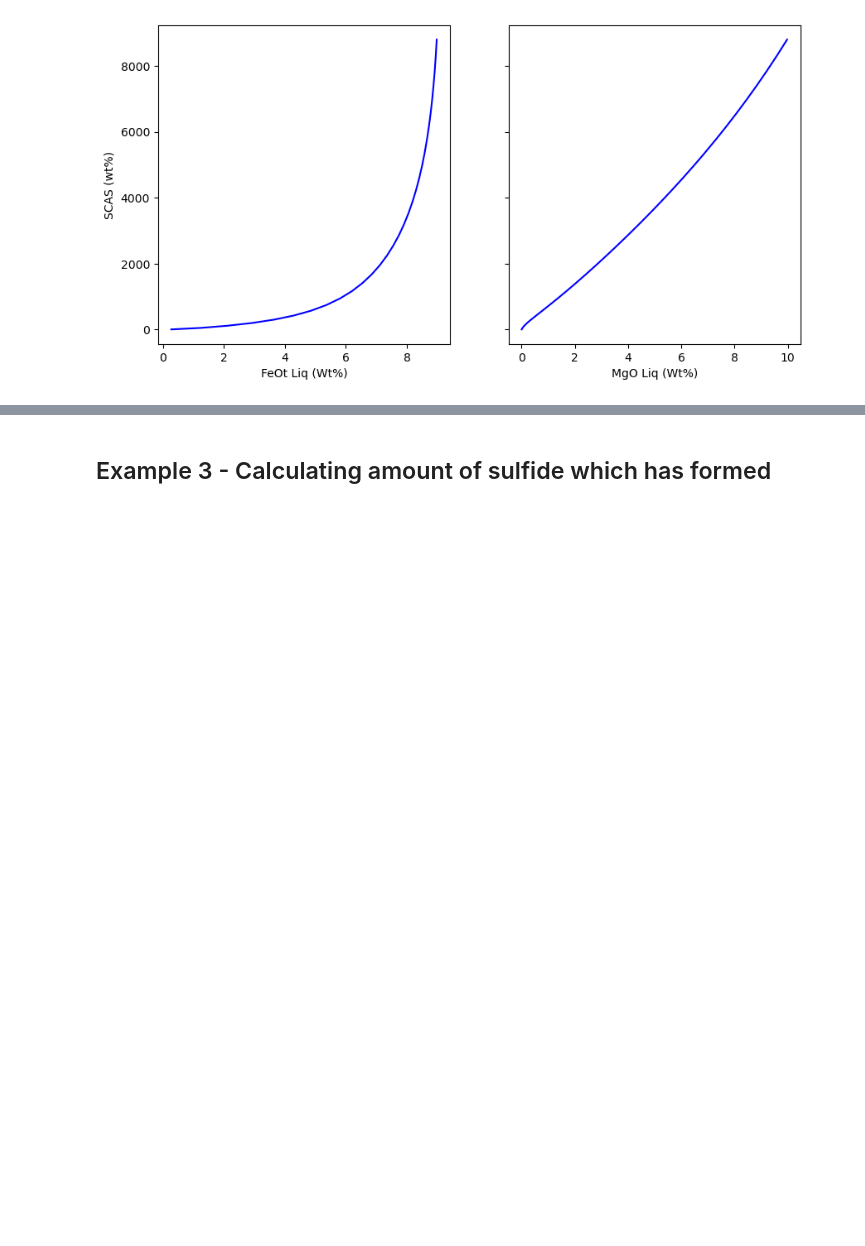
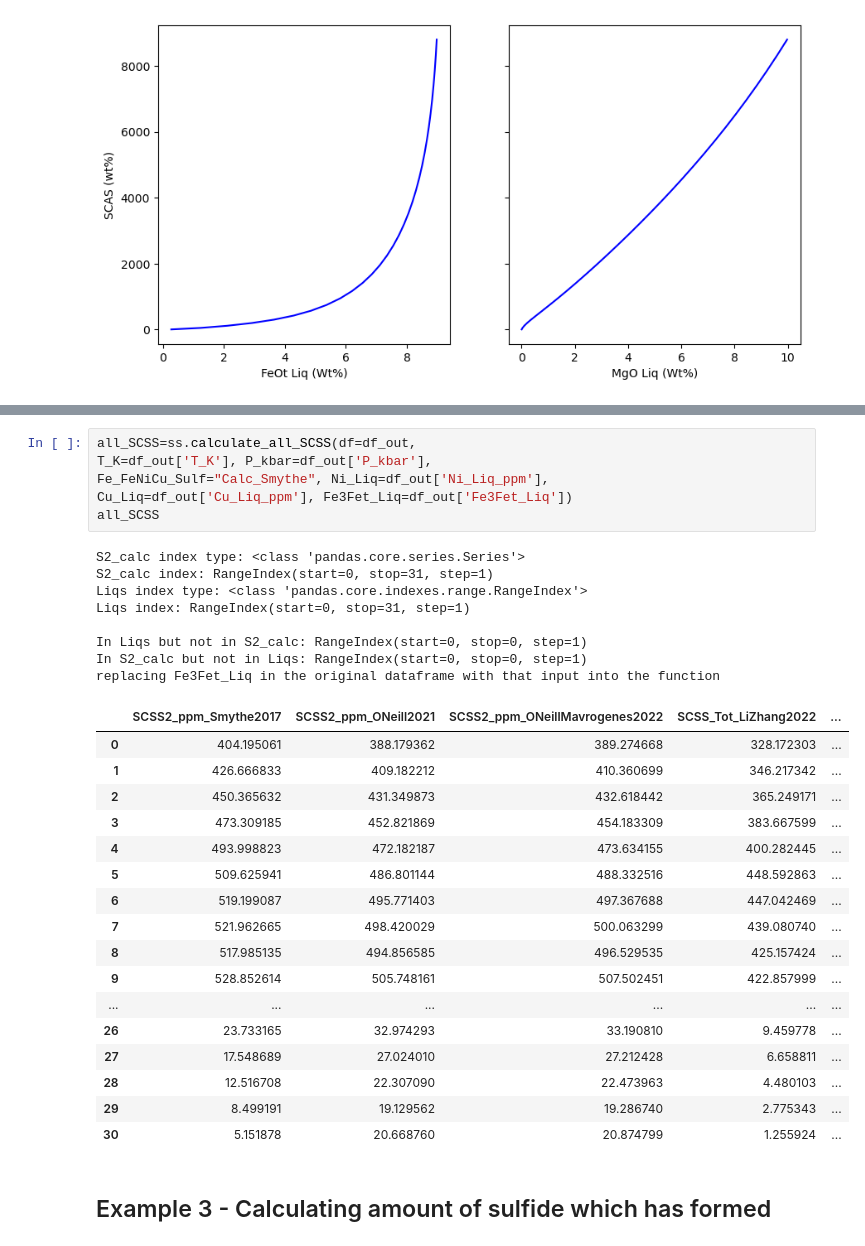
Before and after one commit to PennyWieser/PySulfSat, a Jupyter notebook: docs/Examples/Intro_Example_Petrolog_FC/FC_Petrolog.ipynb, the cells around one changed output, grey strips where cells are left out. Drawn from its saved outputs; the diff is of its cells as text; blank space fills up the shorter version.

```diff
--- a/docs/Examples/Intro_Example_Petrolog_FC/FC_Petrolog.ipynb
+++ b/docs/Examples/Intro_Example_Petrolog_FC/FC_Petrolog.ipynb
@@ -324,3 +346,35 @@ Text(0, 0.5, 'SCAS (wt%)')
+# %%
+all_SCSS=ss.calculate_all_SCSS(df=df_out,
+T_K=df_out['T_K'], P_kbar=df_out['P_kbar'],
+Fe_FeNiCu_Sulf="Calc_Smythe", Ni_Liq=df_out['Ni_Liq_ppm'],
+Cu_Liq=df_out['Cu_Liq_ppm'], Fe3Fet_Liq=df_out['Fe3Fet_Liq'])
+all_SCSS
+# %% [output]
+S2_calc index type: <class 'pandas.core.series.Series'>
+S2_calc index: RangeIndex(start=0, stop=31, step=1)
+Liqs index type: <class 'pandas.core.indexes.range.RangeIndex'>
+Liqs index: RangeIndex(start=0, stop=31, step=1)
+
+In Liqs but not in S2_calc: RangeIndex(start=0, stop=0, step=1)
+In S2_calc but not in Liqs: RangeIndex(start=0, stop=0, step=1)
+replacing Fe3Fet_Liq in the original dataframe with that input into the function
+|  | SCSS2_ppm_Smythe2017 | SCSS2_ppm_ONeill2021 | SCSS2_ppm_ONeillMavrogenes2022 | SCSS_Tot_LiZhang2022 | ... |
+| 0 | 404.195061 | 388.179362 | 389.274668 | 328.172303 | ... |
+| 1 | 426.666833 | 409.182212 | 410.360699 | 346.217342 | ... |
+| 2 | 450.365632 | 431.349873 | 432.618442 | 365.249171 | ... |
+| 3 | 473.309185 | 452.821869 | 454.183309 | 383.667599 | ... |
+| 4 | 493.998823 | 472.182187 | 473.634155 | 400.282445 | ... |
+| 5 | 509.625941 | 486.801144 | 488.332516 | 448.592863 | ... |
+| 6 | 519.199087 | 495.771403 | 497.367688 | 447.042469 | ... |
+| 7 | 521.962665 | 498.420029 | 500.063299 | 439.080740 | ... |
+| 8 | 517.985135 | 494.856585 | 496.529535 | 425.157424 | ... |
+| 9 | 528.852614 | 505.748161 | 507.502451 | 422.857999 | ... |
+| ... | ... | ... | ... | ... | ... |
+| 26 | 23.733165 | 32.974293 | 33.190810 | 9.459778 | ... |
+| 27 | 17.548689 | 27.024010 | 27.212428 | 6.658811 | ... |
+| 28 | 12.516708 | 22.307090 | 22.473963 | 4.480103 | ... |
+| 29 | 8.499191 | 19.129562 | 19.286740 | 2.775343 | ... |
+| 30 | 5.151878 | 20.668760 | 20.874799 | 1.255924 | ... |
 # %% [markdown]
 ## Example 3 - Calculating amount of sulfide which has formed
 # %%
```
Also changed, not shown: parts of 9 cells of this notebook, 9 other files.
